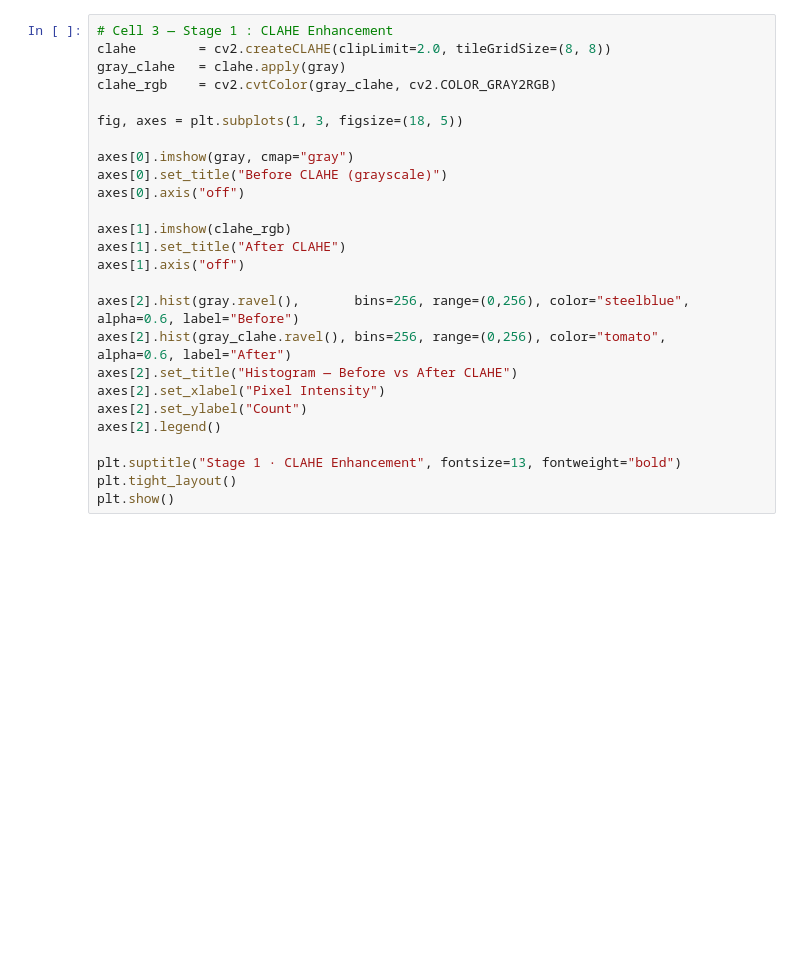
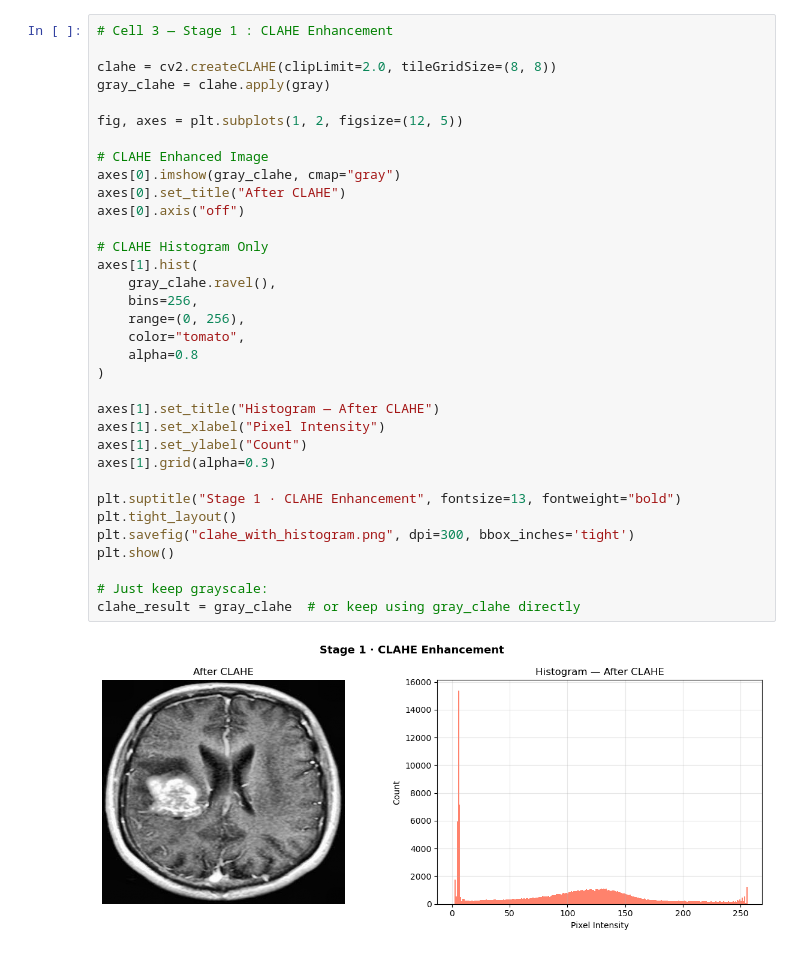
Before and after one commit to Muhammad-Ahmad17/medAI, a Jupyter notebook: z_model_training_/imageprocessing.ipynb, the cells around one changed output. Drawn from its saved outputs; the diff is of its cells as text; blank space fills up the shorter version.

```diff
--- a/z_model_training_/imageprocessing.ipynb
+++ b/z_model_training_/imageprocessing.ipynb
@@ -31,26 +37,36 @@ print(f"Shape : {img_u8.shape}  |  dtype : {img_u8.dtype}  |  range : [{img_u8.m
 # %%
 # Cell 3 — Stage 1 : CLAHE Enhancement
-clahe        = cv2.createCLAHE(clipLimit=2.0, tileGridSize=(8, 8))
-gray_clahe   = clahe.apply(gray)
-clahe_rgb    = cv2.cvtColor(gray_clahe, cv2.COLOR_GRAY2RGB)
 
-fig, axes = plt.subplots(1, 3, figsize=(18, 5))
+clahe = cv2.createCLAHE(clipLimit=2.0, tileGridSize=(8, 8))
+gray_clahe = clahe.apply(gray)
 
-axes[0].imshow(gray, cmap="gray")
-axes[0].set_title("Before CLAHE (grayscale)")
+fig, axes = plt.subplots(1, 2, figsize=(12, 5))
+
+# CLAHE Enhanced Image
+axes[0].imshow(gray_clahe, cmap="gray")
+axes[0].set_title("After CLAHE")
 axes[0].axis("off")
 
-axes[1].imshow(clahe_rgb)
-axes[1].set_title("After CLAHE")
-axes[1].axis("off")
+# CLAHE Histogram Only
+axes[1].hist(
+    gray_clahe.ravel(),
+    bins=256,
+    range=(0, 256),
+    color="tomato",
+    alpha=0.8
+)
 
-axes[2].hist(gray.ravel(),       bins=256, range=(0,256), color="steelblue", alpha=0.6, label="Before")
-axes[2].hist(gray_clahe.ravel(), bins=256, range=(0,256), color="tomato",    alpha=0.6, label="After")
-axes[2].set_title("Histogram — Before vs After CLAHE")
-axes[2].set_xlabel("Pixel Intensity")
-axes[2].set_ylabel("Count")
-axes[2].legend()
+axes[1].set_title("Histogram — After CLAHE")
+axes[1].set_xlabel("Pixel Intensity")
+axes[1].set_ylabel("Count")
+axes[1].grid(alpha=0.3)
 
 plt.suptitle("Stage 1 · CLAHE Enhancement", fontsize=13, fontweight="bold")
 plt.tight_layout()
+plt.savefig("clahe_with_histogram.png", dpi=300, bbox_inches='tight')
 plt.show()
+
+# Just keep grayscale:
+clahe_result = gray_clahe  # or keep using gray_clahe directly
+# %% [output]
+[figure, added]
```
Also changed, not shown: parts of 10 cells of this notebook, 23 other files.
